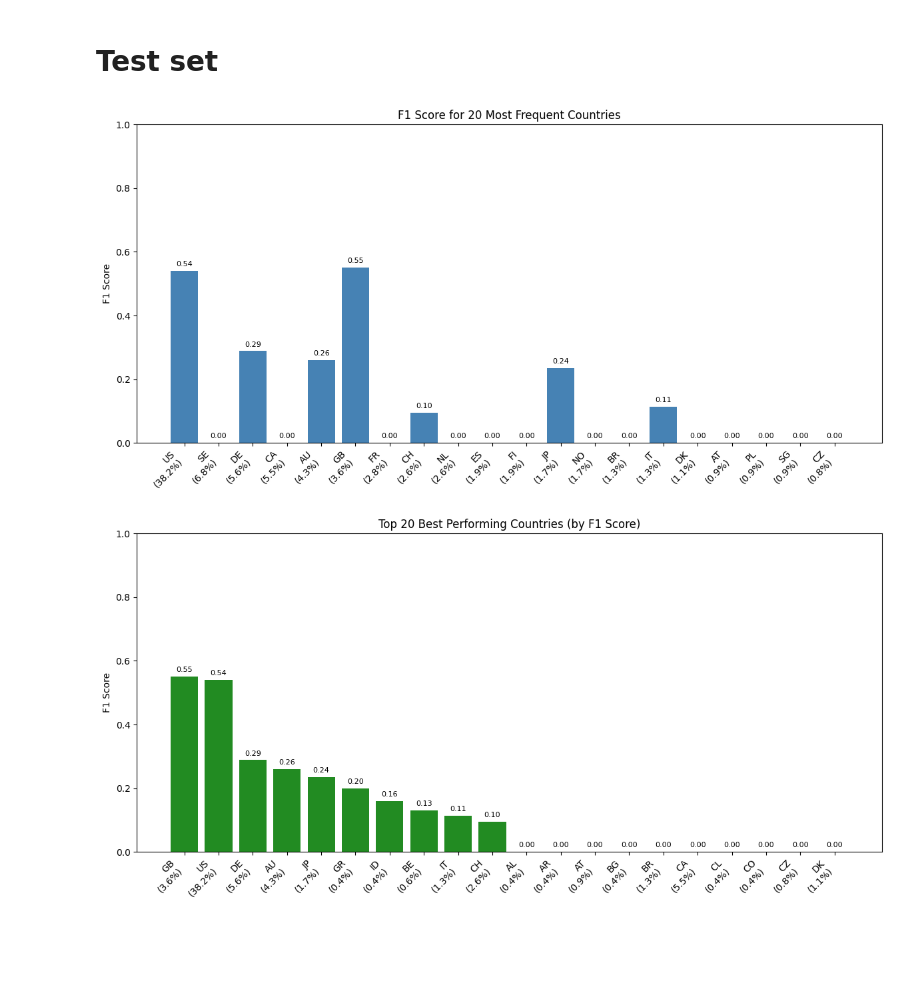
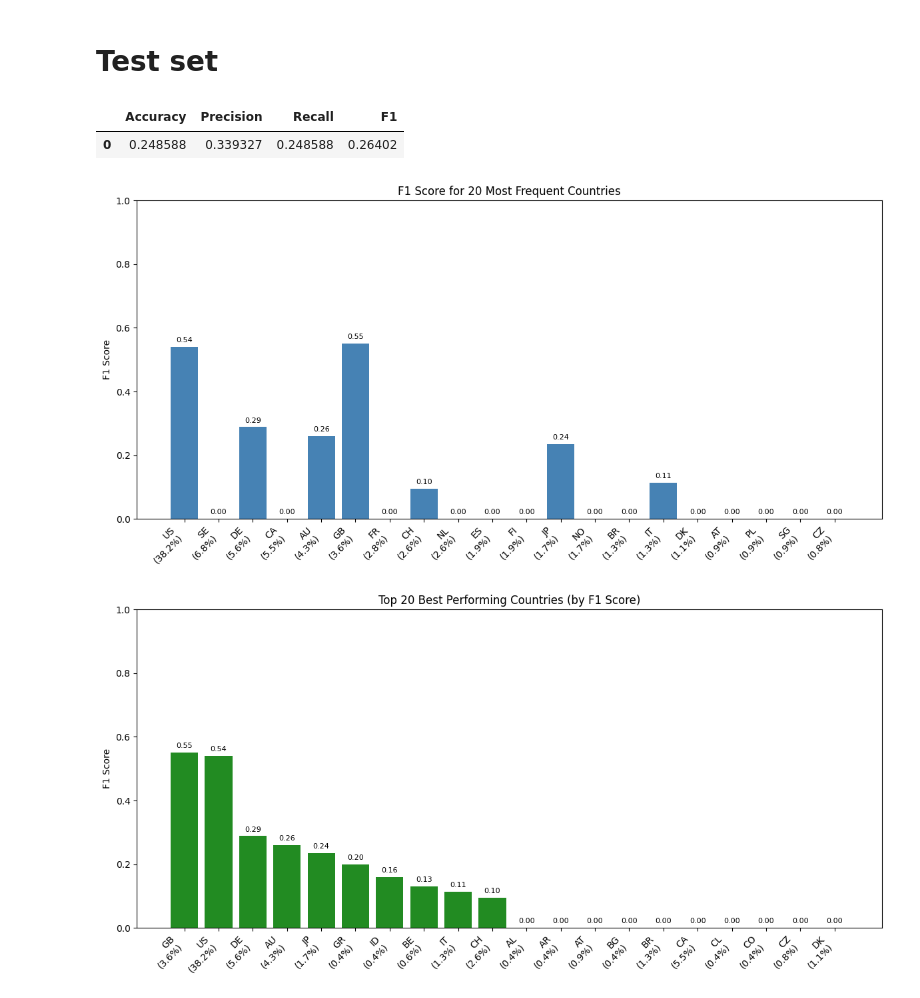
Before and after one commit to rtafurthgarcia/COM763-Assignment, a Jupyter notebook: train.ipynb, the cells around one changed output. Drawn from its saved outputs; the diff is of its cells as text; code cells hidden in the pictures; blank space fills up the shorter version.

```diff
--- a/train.ipynb
+++ b/train.ipynb
@@ -572,25 +572,39 @@ You might also want to scale the data as shown in:
 # Test set
 # %%
 from pathlib import Path
+
+from pandas import DataFrame
 
 from shared import create_best_performing_bar_chart, create_frequency_bar_chart
 
 dataset = pd.read_csv(
     Path("clean_dataset.csv"),
     skip_blank_lines=True,
     header=0)
 
 dataset["latency"] = pd.to_numeric(dataset.latency, errors='coerce')
 dataset["hops"] = pd.to_numeric(dataset.hops, errors='coerce')
 
 grouped = dataset.groupby(dataset.origin)
 test_set = grouped.get_group("Mullvad")
 
 ensemble = joblib.load('geolocation_pipeline.pkl')
 prediction = ensemble.predict(test_set[['latency', 'hops']])
 
-create_frequency_bar_chart(test_set, prediction)
-create_best_performing_bar_chart(test_set, prediction)
+y_true = test_set["ground_truth"]
+
+precision, recall, f1, _ = precision_recall_fscore_support(
+    y_true, prediction, average='weighted', zero_division=0
+)
+accuracy = accuracy_score(y_true, prediction)
+
+DataFrame([[accuracy, precision, recall, f1]], columns=["Accuracy", "Precision", "Recall", "F1"])
 # %% [output]
-[figure, removed]
-[figure, removed]
+|  | Accuracy | Precision | Recall | F1 |
+| 0 | 0.248588 | 0.339327 | 0.248588 | 0.26402 |
+# %%
+create_frequency_bar_chart(test_set, prediction)
+create_best_performing_bar_chart(test_set, prediction)
+# %% [output]
+[figure, added]
+[figure, added]
```
Also changed, not shown: parts of 3 cells of this notebook, 1 other file.
